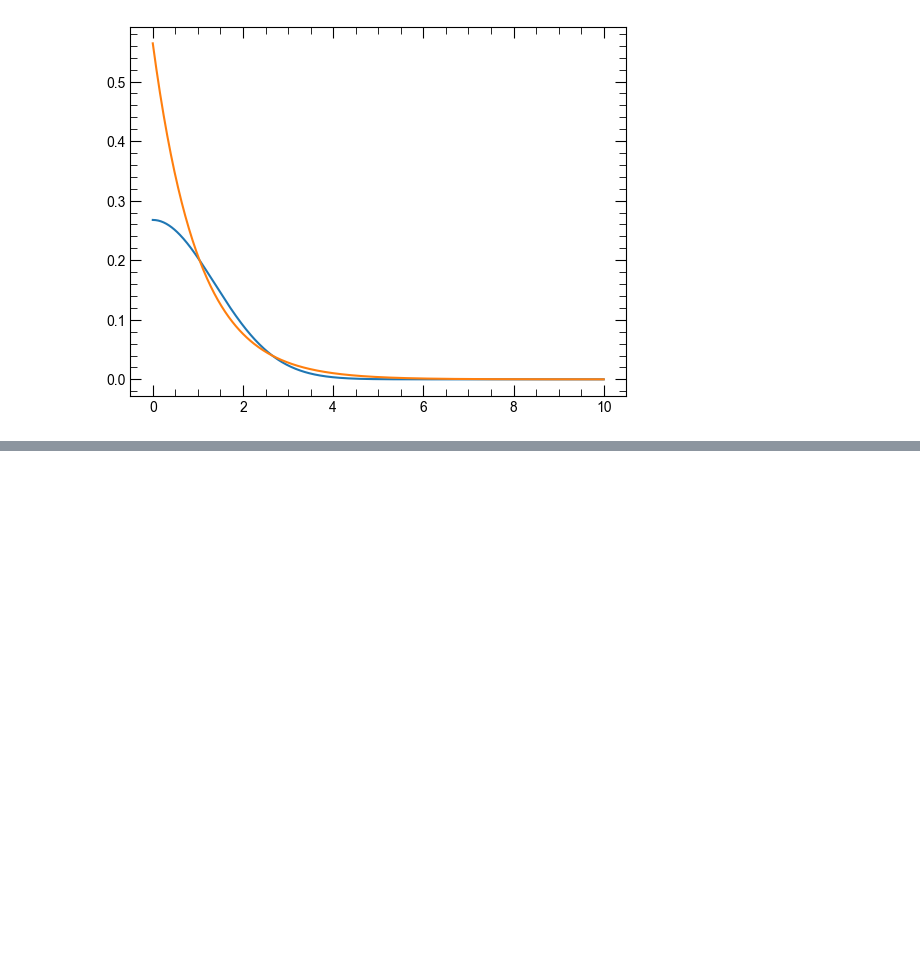
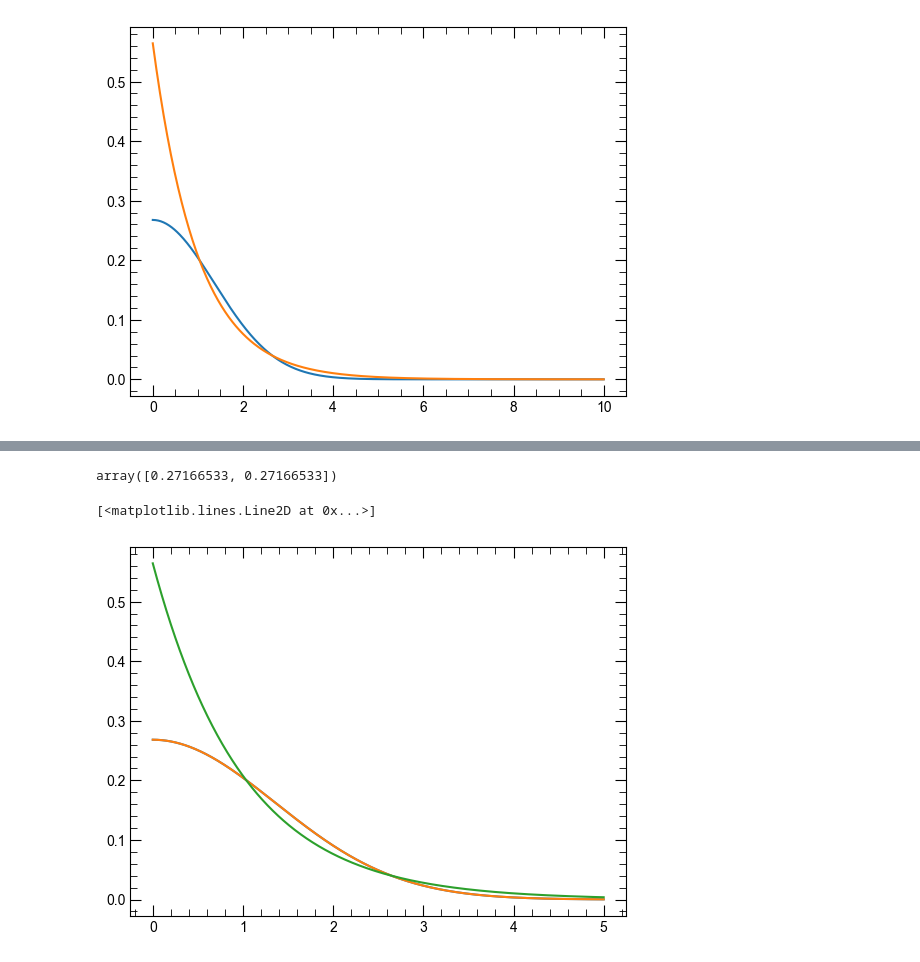
Before and after one commit to yamashun99/molecule, a Jupyter notebook: sto-ng.ipynb, the cells around one changed output, grey strips where cells are left out. Drawn from its saved outputs; the diff is of its cells as text; code cells hidden in the pictures; blank space fills up the shorter version.

Commit message:
optimize

```diff
--- a/sto-ng.ipynb
+++ b/sto-ng.ipynb
@@ -65,3 +71,37 @@ ax.plot(x, y2)
 # %% [output]
 [<matplotlib.lines.Line2D at 0x...>]
 [figure]
+# %%
+import numpy as np
+import matplotlib.pyplot as plt
+from scipy.integrate import simpson
+from scipy.optimize import minimize, maximize
+
+
+def phi_gf(alpha, r):
+    return np.exp(-alpha * r**2) * (2 * alpha / np.pi) ** (3 / 4)
+
+
+def phi_sf(zeta, r):
+    return np.exp(-zeta * r) * (zeta**3 / np.pi) ** (1 / 2)
+
+
+x = np.linspace(0, 5, 500)  # 精度を向上させるために分割数を増やす
+
+
+# 最適化する関数
+def diff(params):
+    alpha, beta = params
+    if (
+        alpha <= 0 or beta <= 0
+    ):  # alphaやbetaが0以下の場合は大きな値を返して最適化から除外
+        return np.inf
+    combined_phi_gf = phi_gf(alpha, x) + phi_gf(beta, x)
+    return simpson((combined_phi_gf - phi_sf(1, x)) ** 2 * 4 * np.pi * x**2, x)
+
+
+initial_params = [1, 1]  # 初期値
+result = minimize(
+    diff, x0=initial_params, bounds=[(0.001, 1), (0.001, 1)]
+)  # 最適化の範囲を指定
+print(result.x)
@@ -67,0 +127,12 @@ ax.plot(x, y2)
+# %%
+result.x
+# %% [output]
+array([0.27166533, 0.27166533])
+# %%
+fig, ax = plt.subplots()
+ax.plot(x, phi_gf(result.x[0], x))
+ax.plot(x, phi_gf(result.x[1], x))
+ax.plot(x, phi_sf(1, x))
+# %% [output]
+[<matplotlib.lines.Line2D at 0x...>]
+[figure, added]
```
Also changed, not shown: parts of 2 cells of this notebook.
